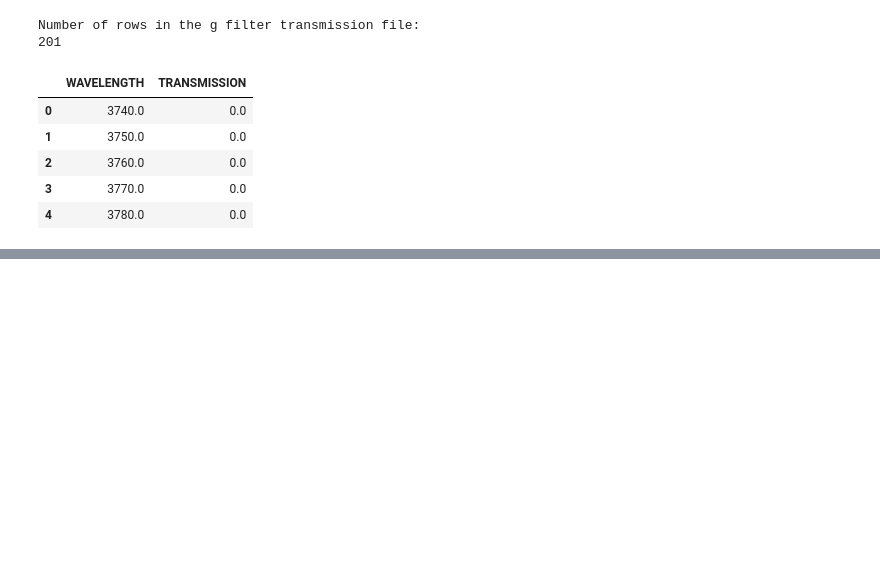
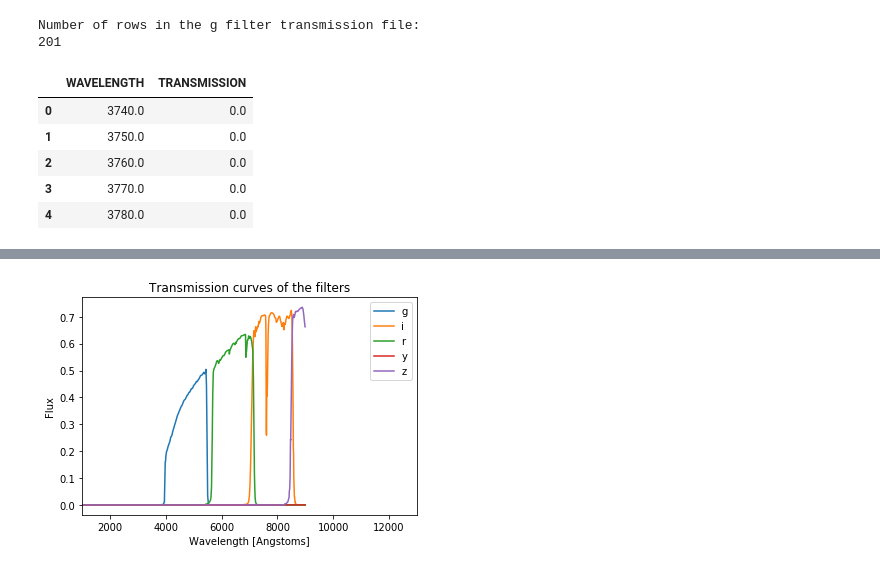
Before and after one commit to rmorgan10/kcorrection, a Jupyter notebook: KCorrection.ipynb, the cells around one changed output, grey strips where cells are left out. Saved outputs shown, nothing was run; the diff lists cells and outputs as text; code cells hidden in the pictures; blank space fills up the shorter version.

```diff
--- a/KCorrection.ipynb
+++ b/KCorrection.ipynb
@@ -149,3 +151,18 @@ plt.show()
+# %%
+plt.figure()
+plt.title('Transmission curves of the filters')
+plt.xlim(1000,13000)
+plt.plot(df['LAMBDA'].values, g_transmission_w, label='g')
+plt.plot(df['LAMBDA'].values, i_transmission_w, label='i')
+plt.plot(df['LAMBDA'].values, r_transmission_w, label='r')
+plt.plot(df['LAMBDA'].values, y_transmission_w, label='y')
+plt.plot(df['LAMBDA'].values, z_transmission_w, label='z')
+plt.legend()
+plt.xlabel("Wavelength [Angstoms]")
+plt.ylabel("Flux")
+plt.show()
+# %% [output]
+[figure, added]
 # %%
 plt.figure()
 plt.xlim(1e14,1e15)
```
Also changed, not shown: parts of 9 cells of this notebook, 5 other files.
